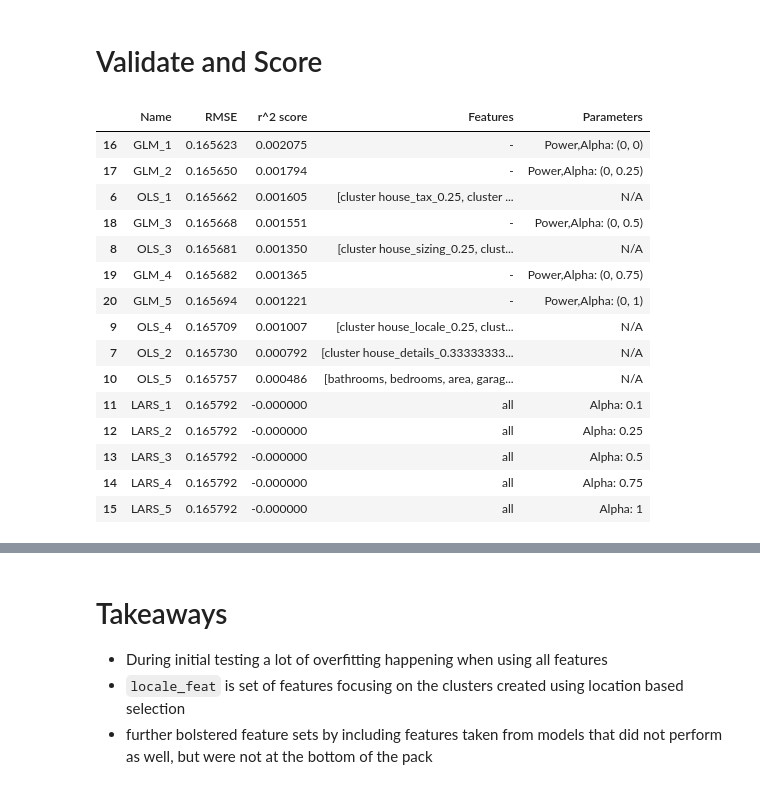
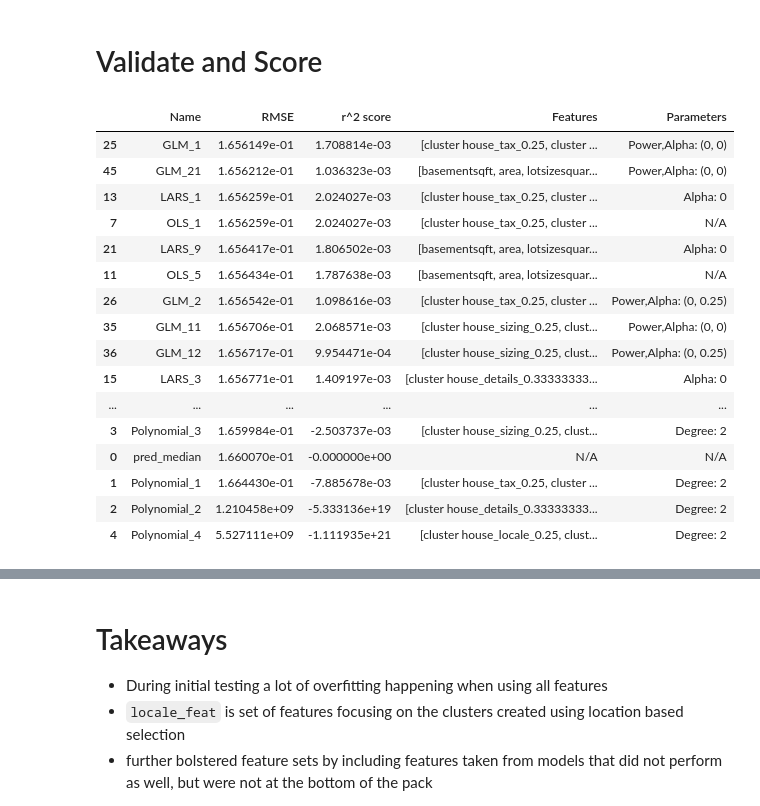
Before and after one commit to Shorter-Shenck/Zillow_Cluster_Regression, a Jupyter notebook: model.ipynb, the cells around one changed output, grey strips where cells are left out. Drawn from its saved outputs; the diff is of its cells as text; code cells hidden in the pictures.

Commit message:
amended: model.ipynb, model.py

```diff
--- a/model.ipynb
+++ b/model.ipynb
@@ -197,7 +197,7 @@ def get_features(X_train, y_train):
     print(feat_sk_best)
 
     #combine lists of features into large list feature all selected combinations
-    feat_combos = [tax_feat, details_feat, sizing_feat, locale_feat, feat_sk_best]
+    feat_combos = [tax_feat, details_feat, sizing_feat, locale_feat, feat_rfe, feat_sk_best]
 
     return feat_combos
 # %%
@@ -398,9 +398,9 @@ def GLM_mod(X, y, selectors, scores, fit_x_train=None, fit_y_train=None):
    glm_descriptions = pd.DataFrame({}, columns=['Name','RMSE', 'Features', 'Parameters'])
 
    #create empty data frame to hold model descriptions
-   for idx, combo in enumerate(selectors):
+   for idx, selector in enumerate(selectors):
       #create model object
-      glm = TweedieRegressor(power=combo[0], alpha=combo[1])
+      glm = TweedieRegressor(power=selector[1][0], alpha=selector[1][1])
 
       #create model label
       model_label = f'GLM_{idx+1}'
@@ -409,21 +409,21 @@ def GLM_mod(X, y, selectors, scores, fit_x_train=None, fit_y_train=None):
       #glm.fit(X, y.logerror)
       #fit object on X_train subset depeneding on its position as parameter or the optional variant
       if fit_x_train is not None:
-         glm.fit(fit_x_train, fit_y_train.logerror)
+         glm.fit(fit_x_train[selector[0]], fit_y_train.logerror)
       else:
-         glm.fit(X, y.logerror)
+         glm.fit(X[selector[0]], y.logerror)
 
       #predict train
       if model_label in y:
          model_label = f'GLM_{randint(50,100)}'
-         y[model_label] = glm.predict(X)
+         y[model_label] = glm.predict(X[selector[0]])
       else:
-         y[model_label] = glm.predict(X)
+         y[model_label] = glm.predict(X[selector[0]])
 
       #calc rmse
       rmse = mean_squared_error(y.logerror, y[model_label], squared=False)
 
-      description = pd.DataFrame([[model_label, rmse, '-', f'Power,Alpha: {combo}']], columns=['Name', 'RMSE', 'Features', 'Parameters'])
+      description = pd.DataFrame([[model_label, rmse, selector[0], f'Power,Alpha: {selector[1]}']], columns=['Name', 'RMSE', 'Features', 'Parameters'])
       scores = pd.concat([scores, description], ignore_index=True)
 
    return scores, y
@@ -474,17 +474,19 @@ def score_on_train(X_train, y_train):
 
    #create a lists of parameters
    pf_parameters = [2]
-   lars_parameters = [.1, .25, .5, .75, 1]
+   lars_parameters = [0, .1]
    glm_parameters = [(0,0), (0,.25), (0,.5), (0,.75), (0,1)]
 
    #use list with product to create tuples of feature/parameter combination to feed into model
    pf_selectors = list(product(feat_combos, pf_parameters))
+   lars_selectors =  list(product(feat_combos, lars_parameters))
+   glm_selectors =  list(product(feat_combos, glm_parameters))
 
    #run ols model with feature combinations
    scores, holder = pf_mod(X_train, y_train, pf_selectors, scores)
    scores, holder = ols_mod(X_train, y_train, feat_combos, scores)
-   scores, holder = lars_mod(X_train, y_train, lars_parameters, scores)
-   scores, holder = GLM_mod(X_train, y_train, glm_parameters, scores)
+   scores, holder = lars_mod(X_train, y_train, lars_selectors, scores)
+   scores, holder = GLM_mod(X_train, y_train, glm_selectors, scores)
 
 
    for idx, model in enumerate(y_train.drop(columns='logerror').columns):
@@ -550,8 +552,8 @@ def score_on_validate(train_scores, X_val, y_val, X_train, y_train):
 
       #create a lists of parameters
       pf_selectors = []
-      lars_parameters = []
-      glm_parameters = []
+      lars_selectors = []
+      glm_selectors = []
 
       if model.startswith('Pol'):
          features = validate_scores.loc[model]['Features']
@@ -560,13 +562,14 @@ def score_on_validate(train_scores, X_val, y_val, X_train, y_train):
          model_descriptions, y_val = pf_mod(X_val, y_val, pf_selectors, model_descriptions, X_train, y_train)
       elif model.startswith('GLM'):
          pow_alpha = eval(validate_scores.loc[model]['Parameters'][13:])
-         glm_parameters.append(pow_alpha) if pow_alpha not in glm_parameters else None
-         model_descriptions, y_val = GLM_mod(X_val, y_val, glm_parameters, model_descriptions, X_train, y_train)
-         glm_parameters = []
+         features = validate_scores.loc[model]['Features']
+         glm_selectors.append((features,pow_alpha))
+         model_descriptions, y_val = GLM_mod(X_val, y_val, glm_selectors, model_descriptions, X_train, y_train)
       elif model.startswith('LARS'):
+         features = validate_scores.loc[model]['Features']
          alpha = eval(validate_scores.loc[model]['Parameters'][7:])
-         lars_parameters.append(alpha) if alpha not in lars_parameters else None
-         model_descriptions, y_val = lars_mod(X_val, y_val, lars_parameters, model_descriptions, X_train, y_train)
+         lars_selectors.append((features, alpha))
+         model_descriptions, y_val = lars_mod(X_val, y_val, lars_selectors, model_descriptions, X_train, y_train)
       elif model.startswith('OLS_'):
          feat_combos.append((validate_scores.loc[model]['Features']))
          model_descriptions, y_val = ols_mod(X_val, y_val, feat_combos, model_descriptions, X_train, y_train)
@@ -580,21 +583,22 @@ def score_on_validate(train_scores, X_val, y_val, X_train, y_train):
 # %%
 validate_scores, y_val = score_on_validate(train_scores, X_val, y_val, X_train, y_train)
 # %%
-round(validate_scores.sort_values(by='RMSE'), 10).head(15)
+round(validate_scores.sort_values(by='RMSE'), 10)
 # %% [output]
 |  | Name | RMSE | r^2 score | Features | Parameters |
-| 16 | GLM_1 | 0.165623 | 0.002075 | - | Power,Alpha: (0, 0) |
-| 17 | GLM_2 | 0.165650 | 0.001794 | - | Power,Alpha: (0, 0.25) |
-| 6 | OLS_1 | 0.165662 | 0.001605 | [cluster house_tax_0.25, cluster ... | N/A |
-| 18 | GLM_3 | 0.165668 | 0.001551 | - | Power,Alpha: (0, 0.5) |
-| 8 | OLS_3 | 0.165681 | 0.001350 | [cluster house_sizing_0.25, clust... | N/A |
-| 19 | GLM_4 | 0.165682 | 0.001365 | - | Power,Alpha: (0, 0.75) |
-| 20 | GLM_5 | 0.165694 | 0.001221 | - | Power,Alpha: (0, 1) |
-| 9 | OLS_4 | 0.165709 | 0.001007 | [cluster house_locale_0.25, clust... | N/A |
-| 7 | OLS_2 | 0.165730 | 0.000792 | [cluster house_details_0.33333333... | N/A |
-| 10 | OLS_5 | 0.165757 | 0.000486 | [bathrooms, bedrooms, area, garag... | N/A |
-| 11 | LARS_1 | 0.165792 | -0.000000 | all | Alpha: 0.1 |
-| 12 | LARS_2 | 0.165792 | -0.000000 | all | Alpha: 0.25 |
-| 13 | LARS_3 | 0.165792 | -0.000000 | all | Alpha: 0.5 |
-| 14 | LARS_4 | 0.165792 | -0.000000 | all | Alpha: 0.75 |
-| 15 | LARS_5 | 0.165792 | -0.000000 | all | Alpha: 1 |
+| 25 | GLM_1 | 1.656149e-01 | 1.708814e-03 | [cluster house_tax_0.25, cluster ... | Power,Alpha: (0, 0) |
+| 45 | GLM_21 | 1.656212e-01 | 1.036323e-03 | [basementsqft, area, lotsizesquar... | Power,Alpha: (0, 0) |
+| 13 | LARS_1 | 1.656259e-01 | 2.024027e-03 | [cluster house_tax_0.25, cluster ... | Alpha: 0 |
+| 7 | OLS_1 | 1.656259e-01 | 2.024027e-03 | [cluster house_tax_0.25, cluster ... | N/A |
+| 21 | LARS_9 | 1.656417e-01 | 1.806502e-03 | [basementsqft, area, lotsizesquar... | Alpha: 0 |
+| 11 | OLS_5 | 1.656434e-01 | 1.787638e-03 | [basementsqft, area, lotsizesquar... | N/A |
+| 26 | GLM_2 | 1.656542e-01 | 1.098616e-03 | [cluster house_tax_0.25, cluster ... | Power,Alpha: (0, 0.25) |
+| 35 | GLM_11 | 1.656706e-01 | 2.068571e-03 | [cluster house_sizing_0.25, clust... | Power,Alpha: (0, 0) |
+| 36 | GLM_12 | 1.656717e-01 | 9.954471e-04 | [cluster house_sizing_0.25, clust... | Power,Alpha: (0, 0.25) |
+| 15 | LARS_3 | 1.656771e-01 | 1.409197e-03 | [cluster house_details_0.33333333... | Alpha: 0 |
+| ... | ... | ... | ... | ... | ... |
+| 3 | Polynomial_3 | 1.659984e-01 | -2.503737e-03 | [cluster house_sizing_0.25, clust... | Degree: 2 |
+| 0 | pred_median | 1.660070e-01 | -0.000000e+00 | N/A | N/A |
+| 1 | Polynomial_1 | 1.664430e-01 | -7.885678e-03 | [cluster house_tax_0.25, cluster ... | Degree: 2 |
+| 2 | Polynomial_2 | 1.210458e+09 | -5.333136e+19 | [cluster house_details_0.33333333... | Degree: 2 |
+| 4 | Polynomial_4 | 5.527111e+09 | -1.111935e+21 | [cluster house_locale_0.25, clust... | Degree: 2 |
```
Also changed, not shown: parts of 14 cells of this notebook, 1 other file.
